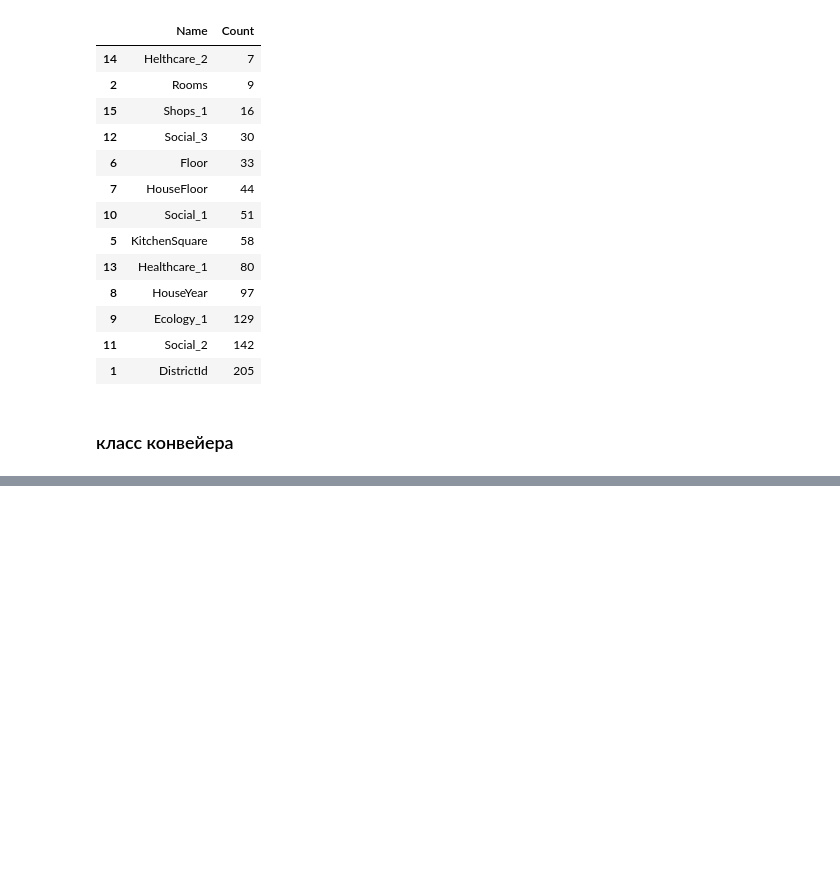
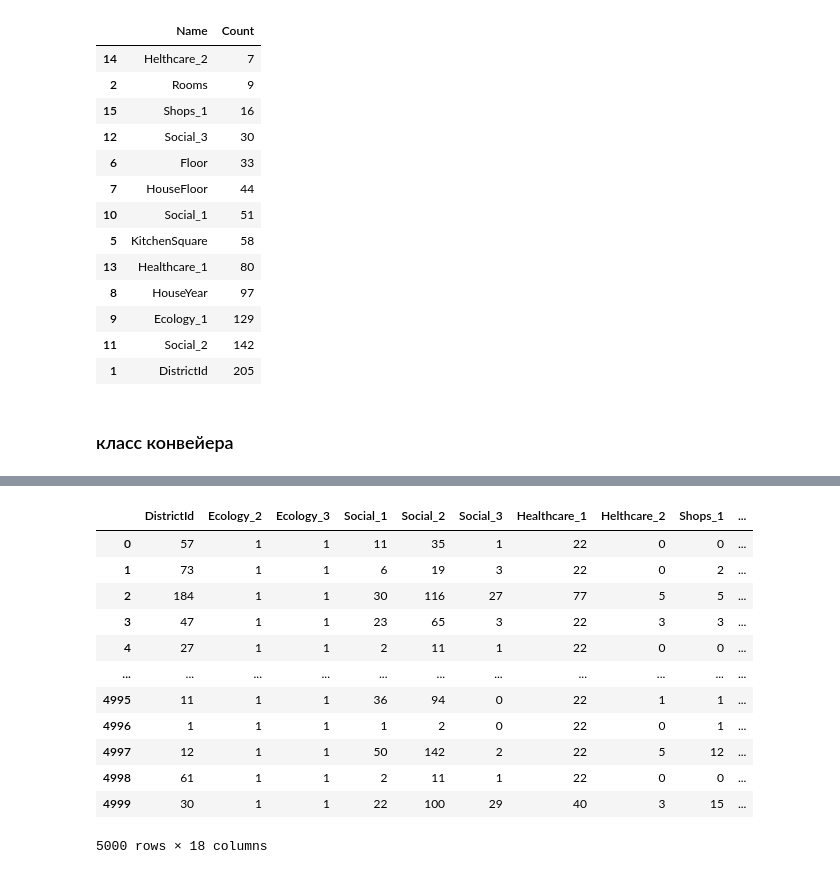
Before and after one commit to BlackStoneShadow/Python, a Jupyter notebook: MLearning/DSLibraries/Summary/Task1.ipynb, the cells around one changed output, grey strips where cells are left out. Saved outputs shown, nothing was run; the diff lists cells and outputs as text; code cells hidden in the pictures; blank space fills up the shorter version.

```diff
--- a/MLearning/DSLibraries/Summary/Task1.ipynb
+++ b/MLearning/DSLibraries/Summary/Task1.ipynb
@@ -374,2 +401,6 @@ Wall time: 6min 13s
 # %%
-pipeline.fit({'criterion': 'friedman_mse', 'n_estimators': 90})
+model = pipeline.fit({'criterion': 'friedman_mse', 'max_depth': 9, 'max_features': 7, 'n_estimators': 70, 'random_state': 42})
+
+print(f"R2={pipeline.r2:.2f}")
+
+pipeline.importances(model).head(5)
@@ -375,0 +415,16 @@ pipeline.fit({'criterion': 'friedman_mse', 'n_estimators': 90})
+# %%
+pd.concat([pipeline.test_data, pd.DataFrame(data = pipeline.predict(model), columns = ['Price'])], axis=1)
+# %% [output]
+|  | DistrictId | Ecology_2 | Ecology_3 | Social_1 | Social_2 | Social_3 | Healthcare_1 | Helthcare_2 | Shops_1 | ... |
+| 0 | 57 | 1 | 1 | 11 | 35 | 1 | 22 | 0 | 0 | ... |
+| 1 | 73 | 1 | 1 | 6 | 19 | 3 | 22 | 0 | 2 | ... |
+| 2 | 184 | 1 | 1 | 30 | 116 | 27 | 77 | 5 | 5 | ... |
+| 3 | 47 | 1 | 1 | 23 | 65 | 3 | 22 | 3 | 3 | ... |
+| 4 | 27 | 1 | 1 | 2 | 11 | 1 | 22 | 0 | 0 | ... |
+| ... | ... | ... | ... | ... | ... | ... | ... | ... | ... | ... |
+| 4995 | 11 | 1 | 1 | 36 | 94 | 0 | 22 | 1 | 1 | ... |
+| 4996 | 1 | 1 | 1 | 1 | 2 | 0 | 22 | 0 | 1 | ... |
+| 4997 | 12 | 1 | 1 | 50 | 142 | 2 | 22 | 5 | 12 | ... |
+| 4998 | 61 | 1 | 1 | 2 | 11 | 1 | 22 | 0 | 0 | ... |
+| 4999 | 30 | 1 | 1 | 22 | 100 | 29 | 40 | 3 | 15 | ... |
+5000 rows × 18 columns
```
Also changed, not shown: parts of 10 cells of this notebook, 1 other file.
